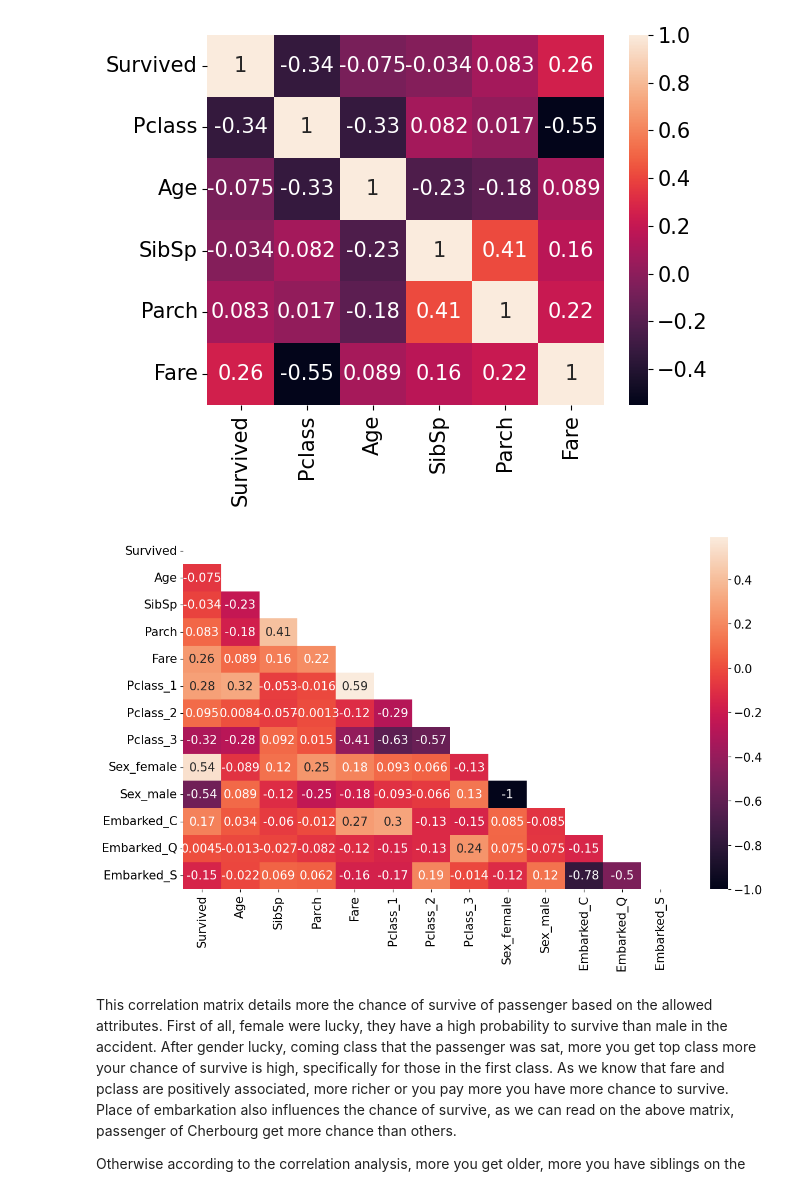
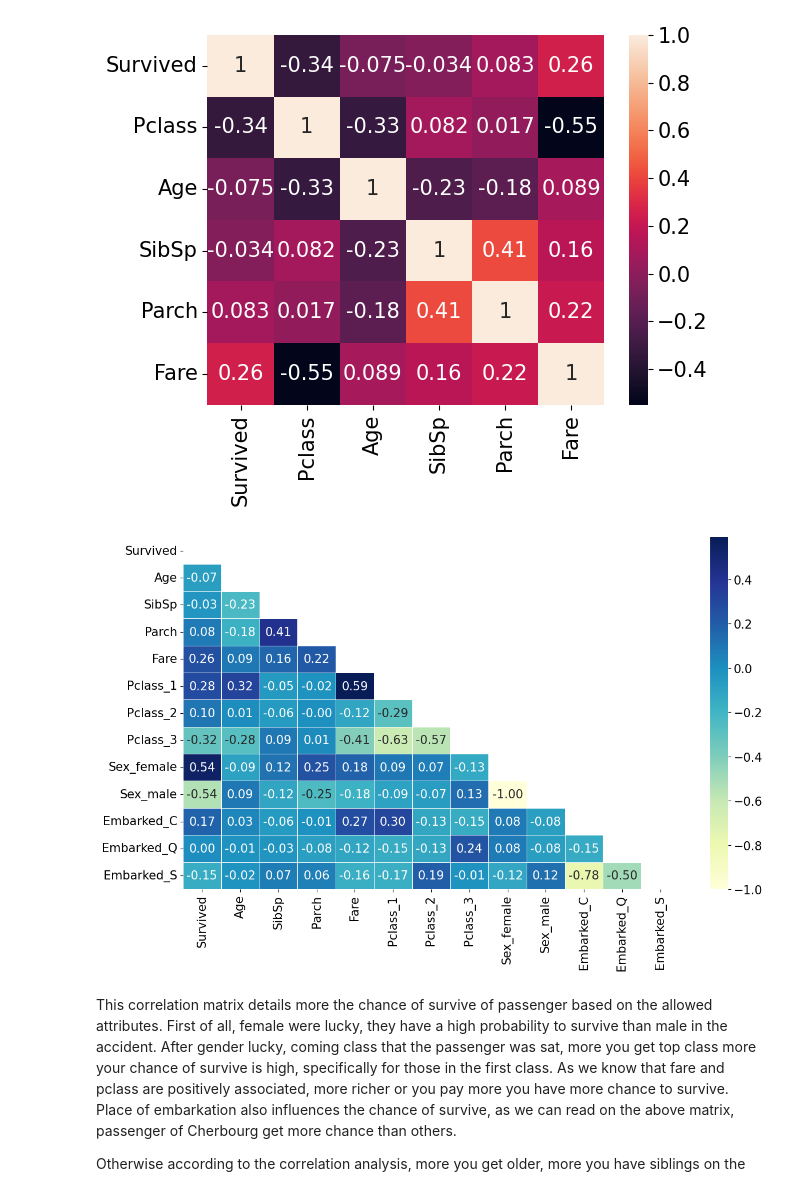
Before and after one commit to kaminosekai54/EDA-TITANIC, a Jupyter notebook: MiniProject 1(EDA).ipynb, the cells around one changed output. Drawn from its saved outputs; the diff is of its cells as text; code cells hidden in the pictures.

```diff
--- a/MiniProject 1.ipynb
+++ b/MiniProject 1(EDA).ipynb
@@ -173,16 +173,17 @@ plt.show()
 train_titanic['Pclass']=train_titanic['Pclass'].astype('category')
 train_titanic_numeric=pd.get_dummies(train_titanic.drop(columns=['PassengerId','Name','Ticket']))
 # %%
+from hmac import digest_size
 import numpy as np
 
 corr_quite=train_titanic_numeric.corr()
 mask=np.triu(np.ones_like(train_titanic_numeric.corr()))
 
 plt.figure(figsize=(14,8))
-sns.heatmap(corr_quite,annot=True,mask=mask)
+sns.heatmap(corr_quite,annot=True,mask=mask,fmt='.2f',cmap="YlGnBu",linewidths=.5)
 plt.show()
 # %% [output]
-[figure, old version]
+[figure, new version]
 # %% [markdown]
 This correlation matrix details more the chance of survive of passenger based on the allowed attributes. First of all, female were lucky, they have a high probability to survive than male in the accident. After gender lucky, coming class that the passenger was sat, more you get top class more your chance of survive is high, specifically for those in the first class. As we know that fare and pclass are positively associated, more richer or you pay more you have more chance to survive. Place of embarkation also influences the chance of survive, as we can read on the above matrix, passenger of Cherbourg get more chance than others.
 
```
Also changed, not shown: parts of 4 cells of this notebook, 1 other file.
